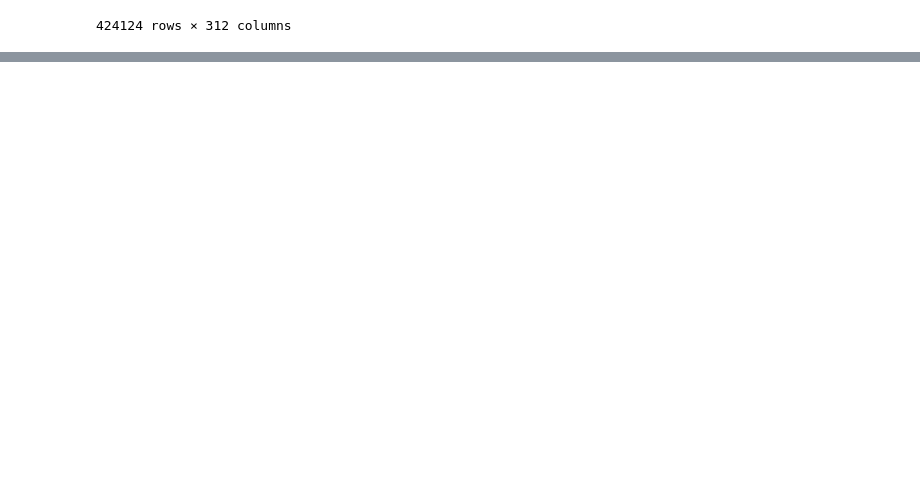
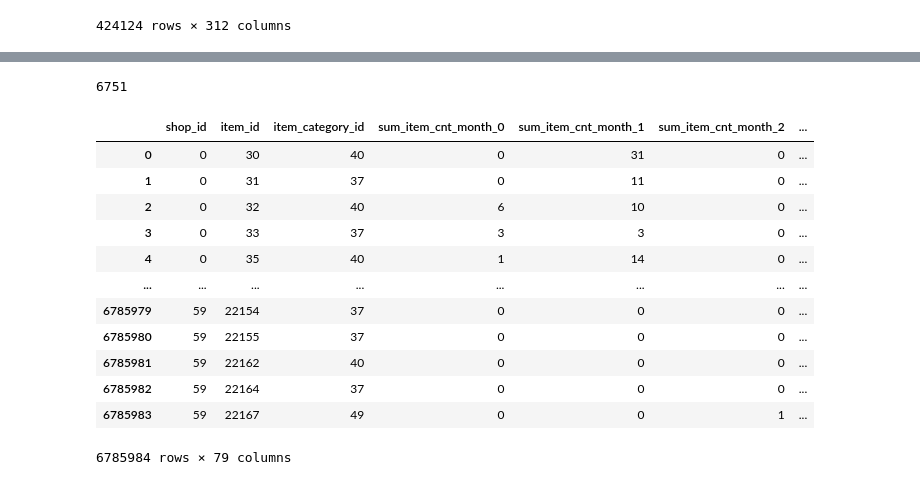
Before and after one commit to wol-e/kaggle, a Jupyter notebook: predict-future-sales/predict-future-sales/process_data_monthly.ipynb, the cells around one changed output, grey strips where cells are left out. Cells and saved outputs as stored; diff of their text form; code cells hidden in the pictures; blank space fills up the shorter version.

```diff
--- a/predict-future-sales/predict-future-sales/process_data_monthly.ipynb
+++ b/predict-future-sales/predict-future-sales/process_data_monthly.ipynb
@@ -229,0 +234,14 @@ sales_monthly_wide.to_pickle("data/processed/sales_monthly_wide.pickle")
+# %%
+df = pd.read_pickle("data/processed/sales_monthly_wide.pickle",)
+# %%
+"""Let's reduce the dataset for our first models for simplicity"""
+
+exclude_cols = ["item_category_name", "shop_name", "item_name"]
+exclude_cols += [c for c in df.columns if "price" in c]
+exclude_cols += [c for c in df.columns if "min" in c]
+
+df = df[[c for c in df.columns if c not in exclude_cols]].copy()
+
+df.to_pickle("data/processed/sales_monthly_wide_reduced.pickle")
+
+df
@@ -229,0 +262,47 @@ sales_monthly_wide.to_pickle("data/processed/sales_monthly_wide.pickle")
+# %%
+"""We will create a new dataframe that has all possible sub timeseries of length k
+which we will user for training a model. This blows up the data size significantly,
+as we duplicate a lot of fields. Probably there are estalished ways to avoid this."""
+
+from tqdm.notebook import tqdm
+import gc
+
+k = 18
+
+for i in tqdm(range(34 - k)):
+    col_index_list = [str(j) for j in range(i, i + k + 1)]
+    cols = ["shop_id", "item_id", "item_category_id"]
+    cols += [col for col in df.columns if col.split("_")[-1] in col_index_list]
+
+    df_temp = df[cols].copy()
+
+
+    if i == 0:
+        df_series = df_temp.copy()
+
+    else:
+        df_temp.columns = df_series.columns
+        df_series = df_series.append(df_temp)
+
+df_series = df_series.reset_index(drop=True)
+
+del df_temp, cols
+gc.collect()
+# %% [output]
+6751
+# %%
+df_series
+# %% [output]
+|  | shop_id | item_id | item_category_id | sum_item_cnt_month_0 | sum_item_cnt_month_1 | sum_item_cnt_month_2 | ... |
+| 0 | 0 | 30 | 40 | 0 | 31 | 0 | ... |
+| 1 | 0 | 31 | 37 | 0 | 11 | 0 | ... |
+| 2 | 0 | 32 | 40 | 6 | 10 | 0 | ... |
+| 3 | 0 | 33 | 37 | 3 | 3 | 0 | ... |
+| 4 | 0 | 35 | 40 | 1 | 14 | 0 | ... |
+| ... | ... | ... | ... | ... | ... | ... | ... |
+| 6785979 | 59 | 22154 | 37 | 0 | 0 | 0 | ... |
+| 6785980 | 59 | 22155 | 37 | 0 | 0 | 0 | ... |
+| 6785981 | 59 | 22162 | 40 | 0 | 0 | 0 | ... |
+| 6785982 | 59 | 22164 | 37 | 0 | 0 | 0 | ... |
+| 6785983 | 59 | 22167 | 49 | 0 | 0 | 1 | ... |
+6785984 rows × 79 columns
```
Also changed, not shown: parts of 5 cells of this notebook, 3 other files.
